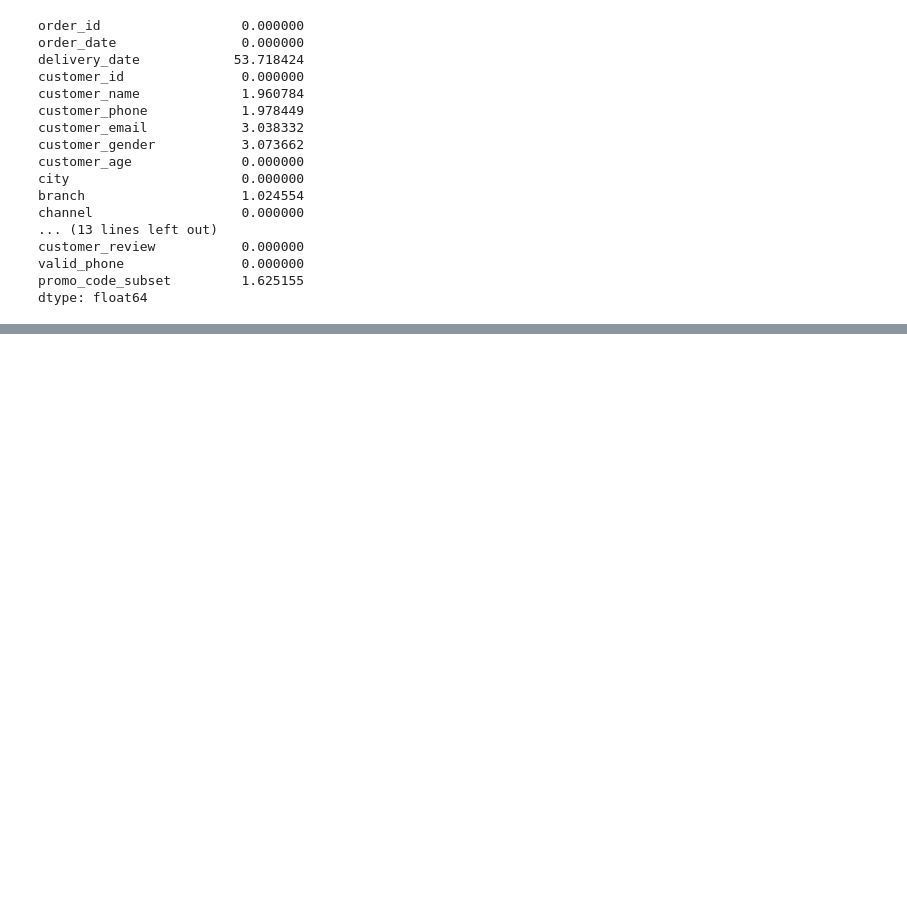
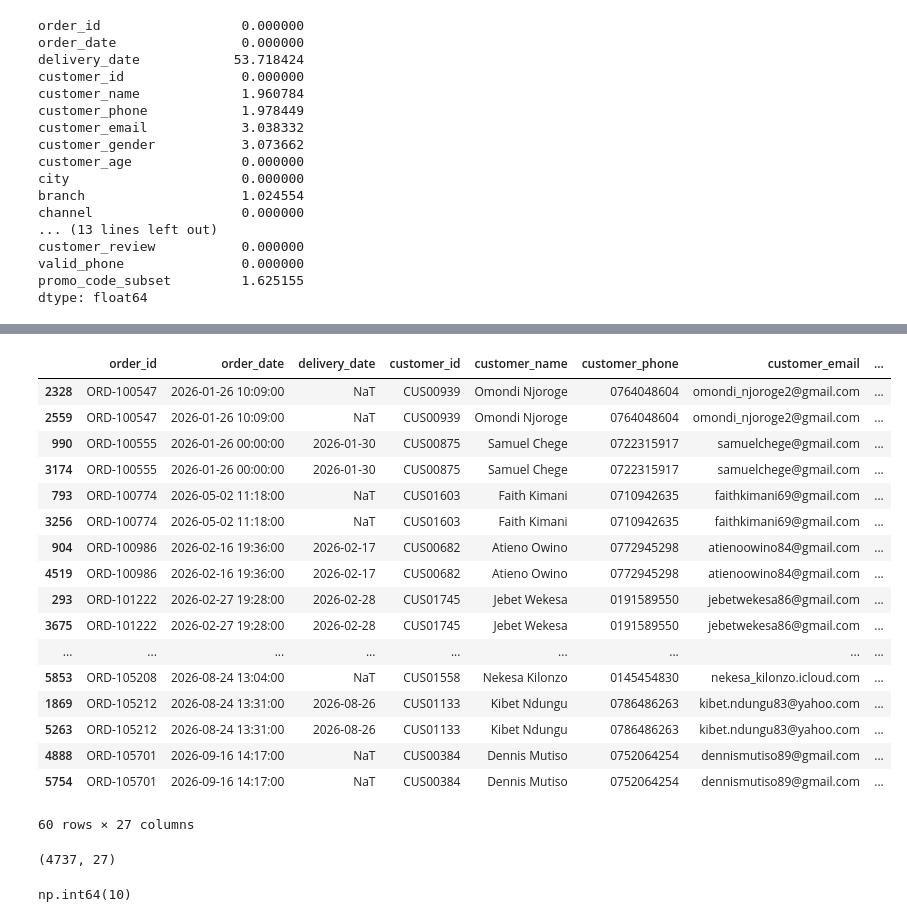
Before and after one commit to pinkleather221/retail-travel-analytics, a Jupyter notebook: notebooks/pharmacy_sales.ipynb, the cells around one changed output, grey strips where cells are left out. Cells and saved outputs as stored; diff of their text form; code cells hidden in the pictures; blank space fills up the shorter version.

```diff
--- a/notebooks/pharmacy_sales.ipynb
+++ b/notebooks/pharmacy_sales.ipynb
@@ -8,5 +9,3 @@ import seaborn as sns
-# %%
-df = pd.read_csv(r"C:\Users\User\Documents\pharmacy_sales_raw.csv")
 # %%
 df.head()
 # %% [output]
@@ -876,3 +875,6 @@ customer_review           0.000000
 valid_phone               0.000000
 promo_code_subset         1.625155
 dtype: float64
+# %%
+df["delivery_date"] = pd.to_datetime(df["delivery_date"], format = "mixed", dayfirst = True)
+df.info()
@@ -878,0 +899,24 @@ dtype: float64
+# %%
+# droppped the discount_pct column
+df = df.drop(columns = ["discount_pct"])
+# %%
+df[df['order_id'].duplicated(keep=False)].sort_values(by='order_id')
+# %% [output]
+|  | order_id | order_date | delivery_date | customer_id | customer_name | customer_phone | customer_email | ... |
+| 2328 | ORD-100547 | 2026-01-26 10:09:00 | NaT | CUS00939 | Omondi Njoroge | 0764048604 | omondi_njoroge2@gmail.com | ... |
+| 2559 | ORD-100547 | 2026-01-26 10:09:00 | NaT | CUS00939 | Omondi Njoroge | 0764048604 | omondi_njoroge2@gmail.com | ... |
+| 990 | ORD-100555 | 2026-01-26 00:00:00 | 2026-01-30 | CUS00875 | Samuel Chege | 0722315917 | samuelchege@gmail.com | ... |
+| 3174 | ORD-100555 | 2026-01-26 00:00:00 | 2026-01-30 | CUS00875 | Samuel Chege | 0722315917 | samuelchege@gmail.com | ... |
+| 793 | ORD-100774 | 2026-05-02 11:18:00 | NaT | CUS01603 | Faith Kimani | 0710942635 | faithkimani69@gmail.com | ... |
+| 3256 | ORD-100774 | 2026-05-02 11:18:00 | NaT | CUS01603 | Faith Kimani | 0710942635 | faithkimani69@gmail.com | ... |
+| 904 | ORD-100986 | 2026-02-16 19:36:00 | 2026-02-17 | CUS00682 | Atieno Owino | 0772945298 | atienoowino84@gmail.com | ... |
+| 4519 | ORD-100986 | 2026-02-16 19:36:00 | 2026-02-17 | CUS00682 | Atieno Owino | 0772945298 | atienoowino84@gmail.com | ... |
+| 293 | ORD-101222 | 2026-02-27 19:28:00 | 2026-02-28 | CUS01745 | Jebet Wekesa | 0191589550 | jebetwekesa86@gmail.com | ... |
+| 3675 | ORD-101222 | 2026-02-27 19:28:00 | 2026-02-28 | CUS01745 | Jebet Wekesa | 0191589550 | jebetwekesa86@gmail.com | ... |
+| ... | ... | ... | ... | ... | ... | ... | ... | ... |
+| 5853 | ORD-105208 | 2026-08-24 13:04:00 | NaT | CUS01558 | Nekesa Kilonzo | 0145454830 | nekesa_kilonzo.icloud.com | ... |
+| 1869 | ORD-105212 | 2026-08-24 13:31:00 | 2026-08-26 | CUS01133 | Kibet Ndungu | 0786486263 | kibet.ndungu83@yahoo.com | ... |
+| 5263 | ORD-105212 | 2026-08-24 13:31:00 | 2026-08-26 | CUS01133 | Kibet Ndungu | 0786486263 | kibet.ndungu83@yahoo.com | ... |
+| 4888 | ORD-105701 | 2026-09-16 14:17:00 | NaT | CUS00384 | Dennis Mutiso | 0752064254 | dennismutiso89@gmail.com | ... |
+| 5754 | ORD-105701 | 2026-09-16 14:17:00 | NaT | CUS00384 | Dennis Mutiso | 0752064254 | dennismutiso89@gmail.com | ... |
+60 rows × 27 columns
@@ -878,0 +925,8 @@ dtype: float64
+# %%
+df.shape
+# %% [output]
+(4737, 27)
+# %%
+df["order_id"].duplicated().sum()
+# %% [output]
+np.int64(10)
```
Also changed, not shown: parts of 3 cells of this notebook, 2 other files.
